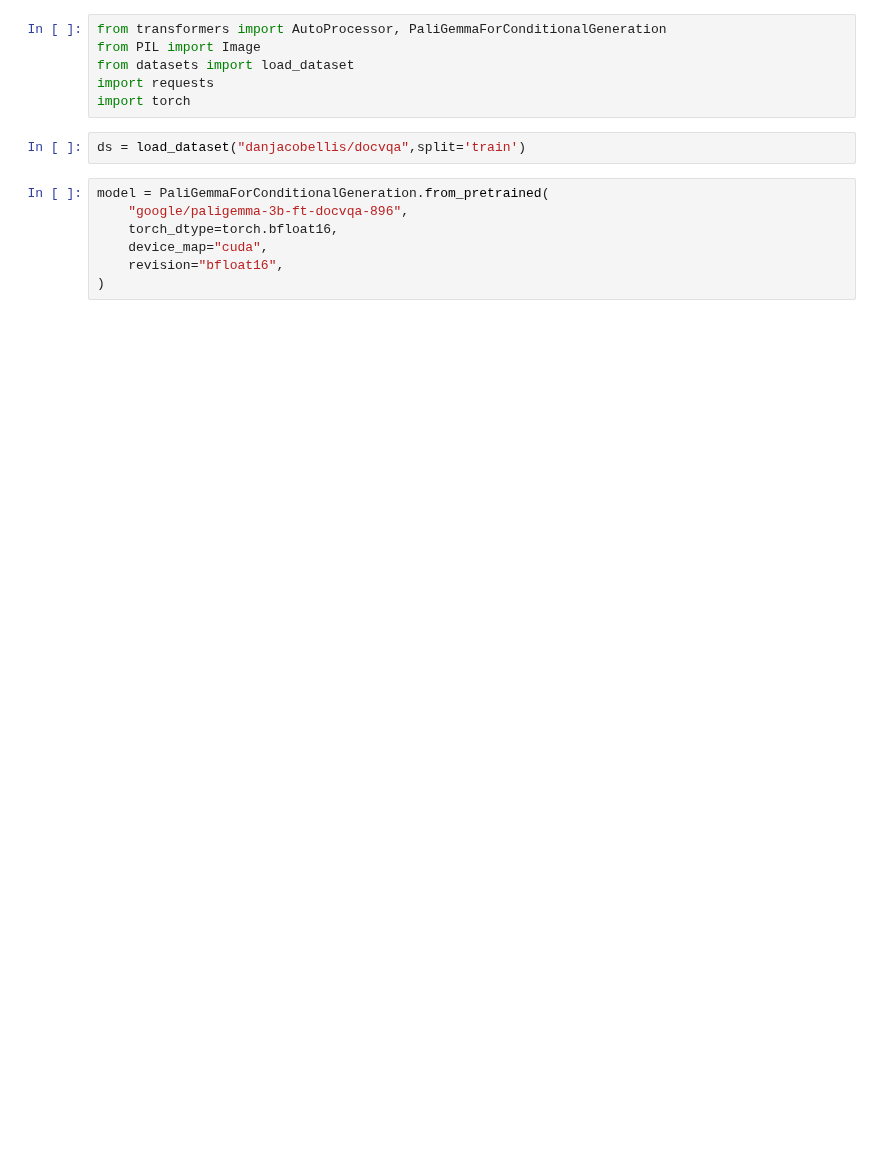
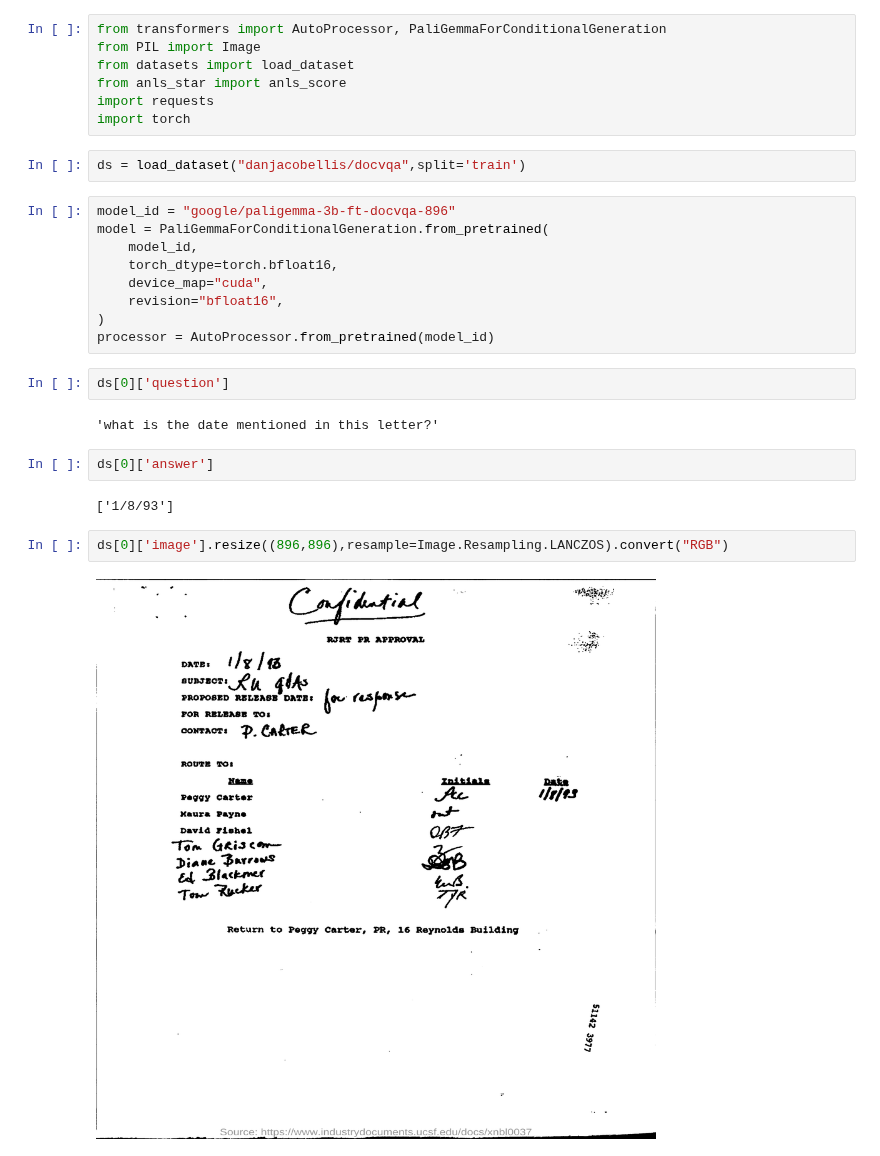
Before and after one commit to danjacobellis/LCCL, a Jupyter notebook: FIC/paligemma_docvqa.ipynb, the cells around one changed output. Cells and saved outputs as stored; diff of their text form; blank space fills up the shorter version.

Commit message:
score

```diff
--- a/FIC/paligemma_docvqa.ipynb
+++ b/FIC/paligemma_docvqa.ipynb
@@ -2,14 +2,29 @@
 from transformers import AutoProcessor, PaliGemmaForConditionalGeneration
 from PIL import Image
 from datasets import load_dataset
+from anls_star import anls_score
 import requests
 import torch
 # %%
 ds = load_dataset("danjacobellis/docvqa",split='train')
 # %%
+model_id = "google/paligemma-3b-ft-docvqa-896"
 model = PaliGemmaForConditionalGeneration.from_pretrained(
-    "google/paligemma-3b-ft-docvqa-896",
+    model_id,
     torch_dtype=torch.bfloat16,
     device_map="cuda",
     revision="bfloat16",
 )
+processor = AutoProcessor.from_pretrained(model_id)
+# %%
+ds[0]['question']
+# %% [output]
+'what is the date mentioned in this letter?'
+# %%
+ds[0]['answer']
+# %% [output]
+['1/8/93']
+# %%
+ds[0]['image'].resize((896,896),resample=Image.Resampling.LANCZOS).convert("RGB")
+# %% [output]
+[figure, added]
```
Also changed, not shown: parts of 4 cells of this notebook.
